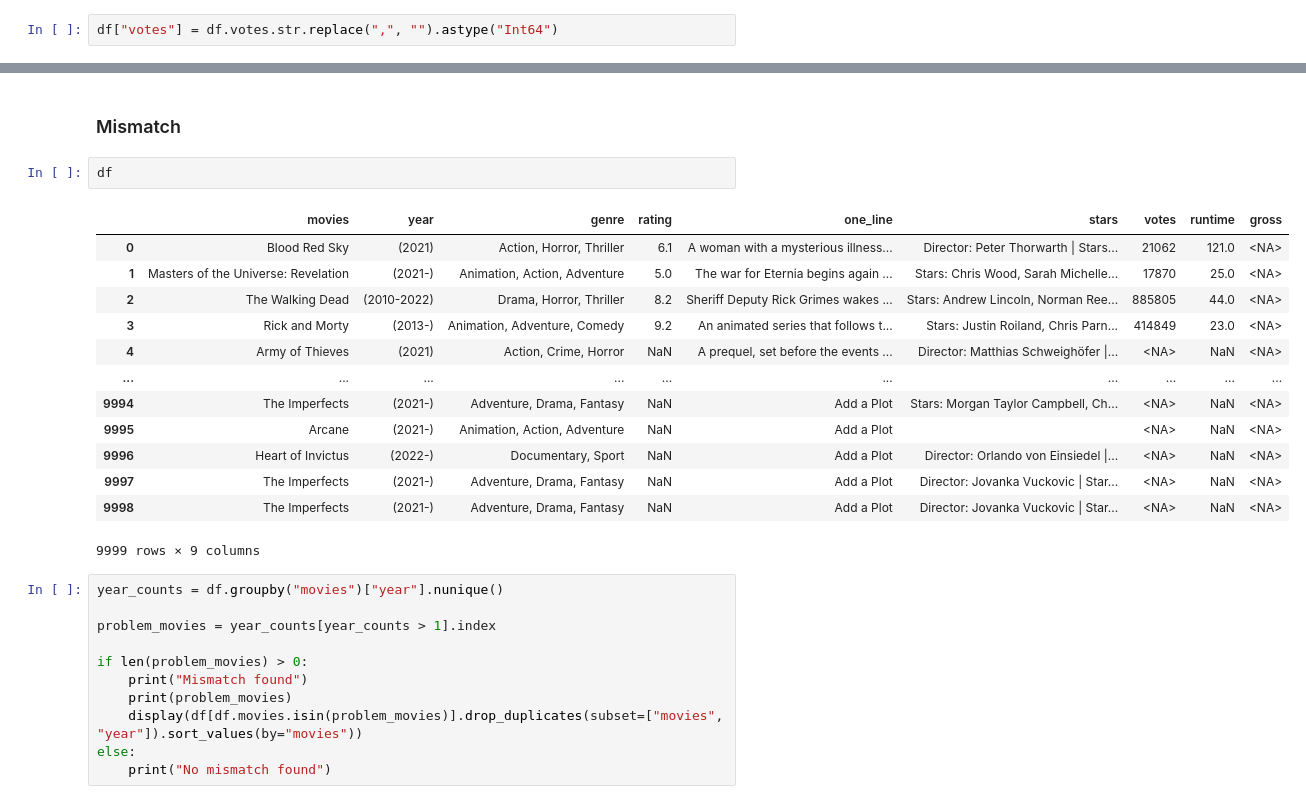
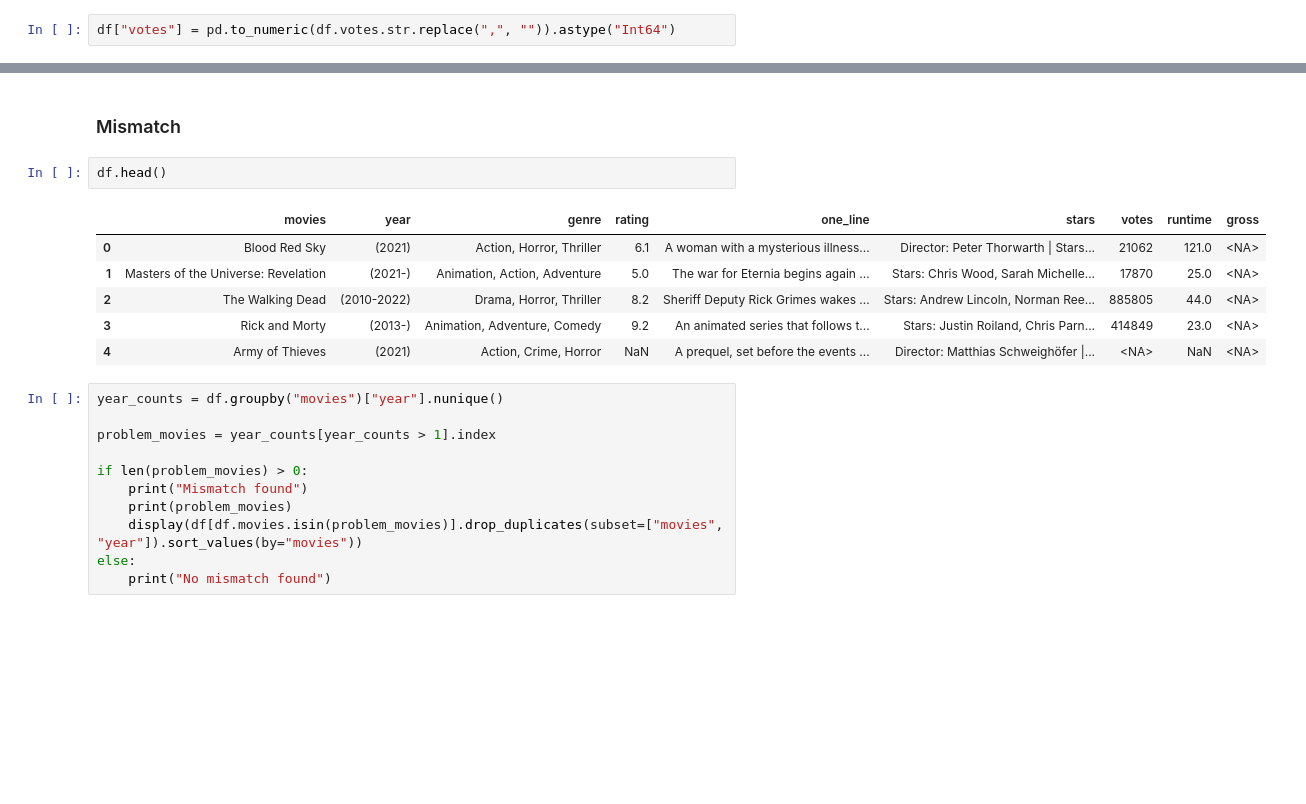
Before and after one commit to Gerum-Berhanu/data-cleaning, a Jupyter notebook: projects/06_imdb_movies/06_data_cleaning.ipynb, the cells around one changed output, grey strips where cells are left out. Drawn from its saved outputs; the diff is of its cells as text; blank space fills up the shorter version.

```diff
--- a/projects/06_imdb_movies/06_data_cleaning.ipynb
+++ b/projects/06_imdb_movies/06_data_cleaning.ipynb
@@ -289,7 +288,7 @@ Name: gross, Length: 460, dtype: Float64
 # %% [markdown]
 #### `votes` to Int64
 # %%
-df["votes"] = df.votes.str.replace(",", "").astype("Int64")
+df["votes"] = pd.to_numeric(df.votes.str.replace(",", "")).astype("Int64")
 # %% [markdown]
 ### Conclusion
 # %%
@@ -359,21 +358,14 @@ No numerical outlier.
 # %% [markdown]
 ### Mismatch
 # %%
-df
+df.head()
 # %% [output]
 |  | movies | year | genre | rating | one_line | stars | votes | runtime | gross |
 | 0 | Blood Red Sky | (2021) | Action, Horror, Thriller | 6.1 | A woman with a mysterious illness... | Director: Peter Thorwarth | Stars... | 21062 | 121.0 | <NA> |
 | 1 | Masters of the Universe: Revelation | (2021-) | Animation, Action, Adventure | 5.0 | The war for Eternia begins again ... | Stars: Chris Wood, Sarah Michelle... | 17870 | 25.0 | <NA> |
 | 2 | The Walking Dead | (2010-2022) | Drama, Horror, Thriller | 8.2 | Sheriff Deputy Rick Grimes wakes ... | Stars: Andrew Lincoln, Norman Ree... | 885805 | 44.0 | <NA> |
 | 3 | Rick and Morty | (2013-) | Animation, Adventure, Comedy | 9.2 | An animated series that follows t... | Stars: Justin Roiland, Chris Parn... | 414849 | 23.0 | <NA> |
 | 4 | Army of Thieves | (2021) | Action, Crime, Horror | NaN | A prequel, set before the events ... | Director: Matthias Schweighöfer |... | <NA> | NaN | <NA> |
-| ... | ... | ... | ... | ... | ... | ... | ... | ... | ... |
-| 9994 | The Imperfects | (2021-) | Adventure, Drama, Fantasy | NaN | Add a Plot | Stars: Morgan Taylor Campbell, Ch... | <NA> | NaN | <NA> |
-| 9995 | Arcane | (2021-) | Animation, Action, Adventure | NaN | Add a Plot |  | <NA> | NaN | <NA> |
-| 9996 | Heart of Invictus | (2022-) | Documentary, Sport | NaN | Add a Plot | Director: Orlando von Einsiedel |... | <NA> | NaN | <NA> |
-| 9997 | The Imperfects | (2021-) | Adventure, Drama, Fantasy | NaN | Add a Plot | Director: Jovanka Vuckovic | Star... | <NA> | NaN | <NA> |
-| 9998 | The Imperfects | (2021-) | Adventure, Drama, Fantasy | NaN | Add a Plot | Director: Jovanka Vuckovic | Star... | <NA> | NaN | <NA> |
-9999 rows × 9 columns
 # %%
 year_counts = df.groupby("movies")["year"].nunique()
 
```
Also changed, not shown: parts of 8 cells of this notebook.
